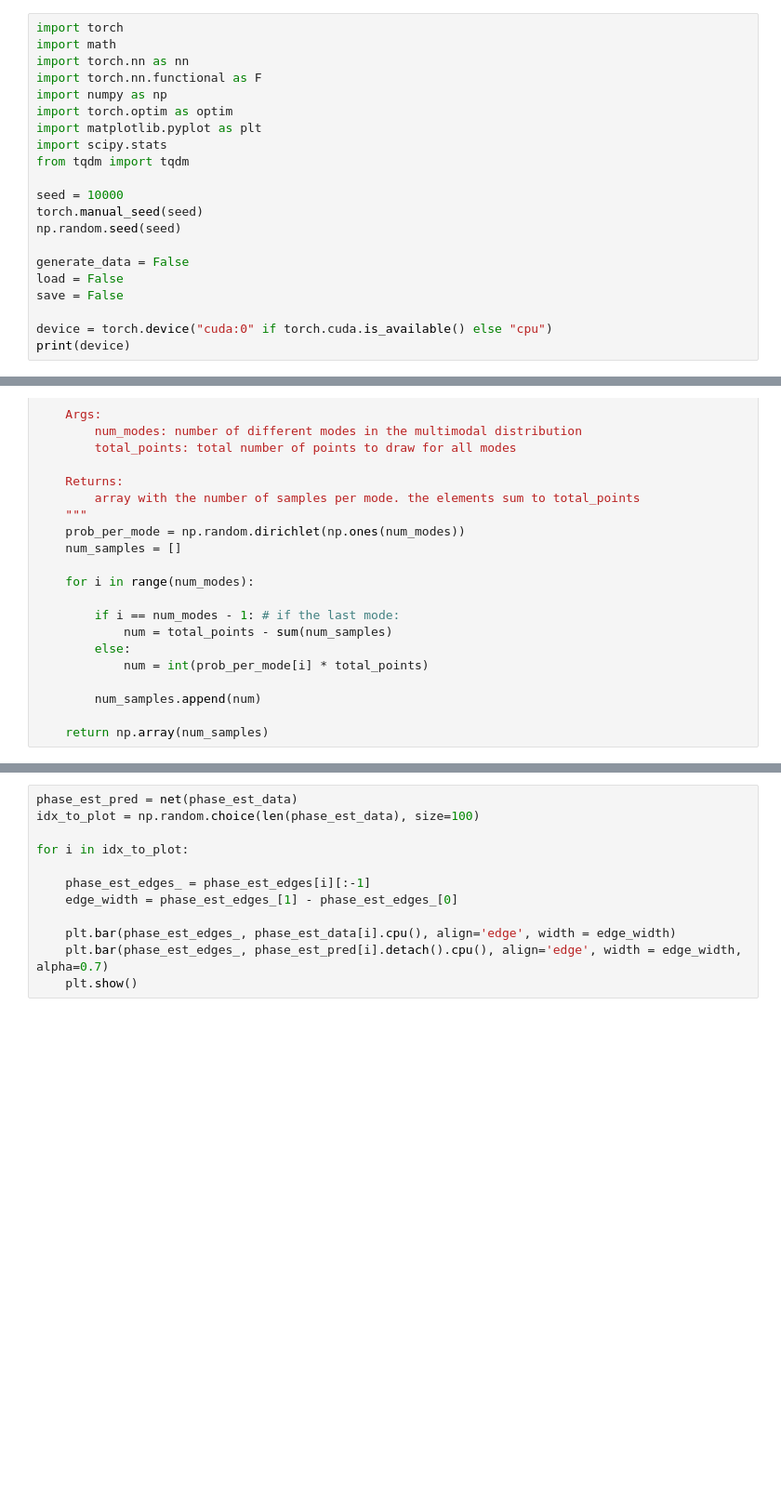
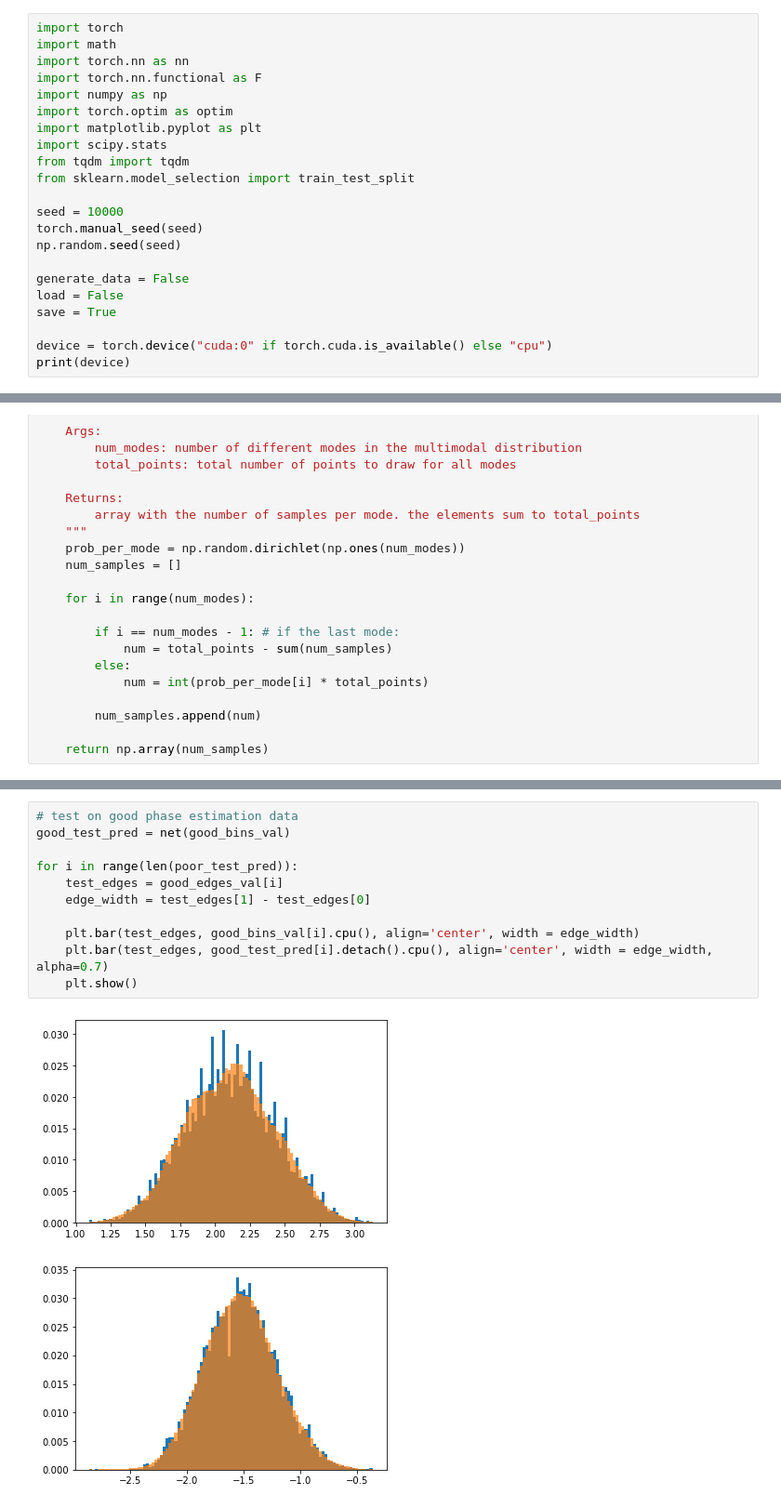
Before and after one commit to ajrheng/smc-nn-resampler, a Jupyter notebook: train-nn-resampler.ipynb, the cells around one changed output, grey strips where cells are left out. Shown: that part at 93% size. Cells and saved outputs as stored; diff of their text form; blank space fills up the shorter version.

```diff
--- a/train-nn-resampler.ipynb
+++ b/train-nn-resampler.ipynb
@@ -8,6 +8,7 @@ import torch.optim as optim
 import matplotlib.pyplot as plt
 import scipy.stats
 from tqdm import tqdm
+from sklearn.model_selection import train_test_split
 
 seed = 10000
 torch.manual_seed(seed)
@@ -15,7 +16,7 @@ np.random.seed(seed)
 
 generate_data = False
 load = False
-save = False
+save = True
 
 device = torch.device("cuda:0" if torch.cuda.is_available() else "cpu")
 print(device)
@@ -287,12 +280,14 @@ for i in idx_to_plot:
 # %%
-phase_est_pred = net(phase_est_data)
-idx_to_plot = np.random.choice(len(phase_est_data), size=100)
+# test on good phase estimation data
+good_test_pred = net(good_bins_val)
 
-for i in idx_to_plot:
+for i in range(len(poor_test_pred)):
+    test_edges = good_edges_val[i]
+    edge_width = test_edges[1] - test_edges[0]
 
-    phase_est_edges_ = phase_est_edges[i][:-1]
-    edge_width = phase_est_edges_[1] - phase_est_edges_[0]
-
-    plt.bar(phase_est_edges_, phase_est_data[i].cpu(), align='edge', width = edge_width)
-    plt.bar(phase_est_edges_, phase_est_pred[i].detach().cpu(), align='edge', width = edge_width, alpha=0.7)
+    plt.bar(test_edges, good_bins_val[i].cpu(), align='center', width = edge_width)
+    plt.bar(test_edges, good_test_pred[i].detach().cpu(), align='center', width = edge_width, alpha=0.7)
     plt.show()
+# %% [output]
+[figure, added]
+[figure, added]
```
Also changed, not shown: parts of 14 cells of this notebook, 21 other files.
